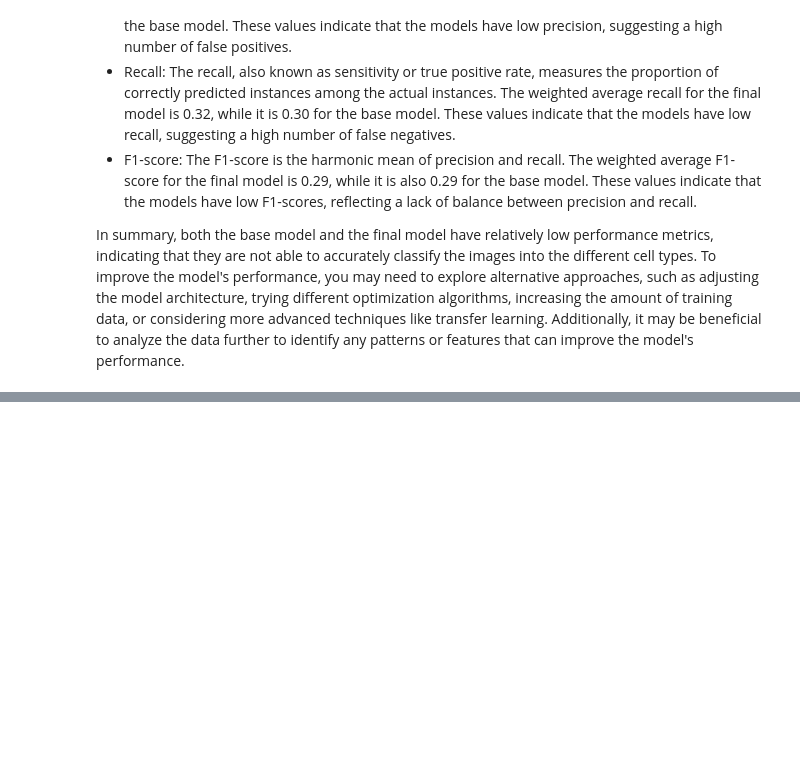
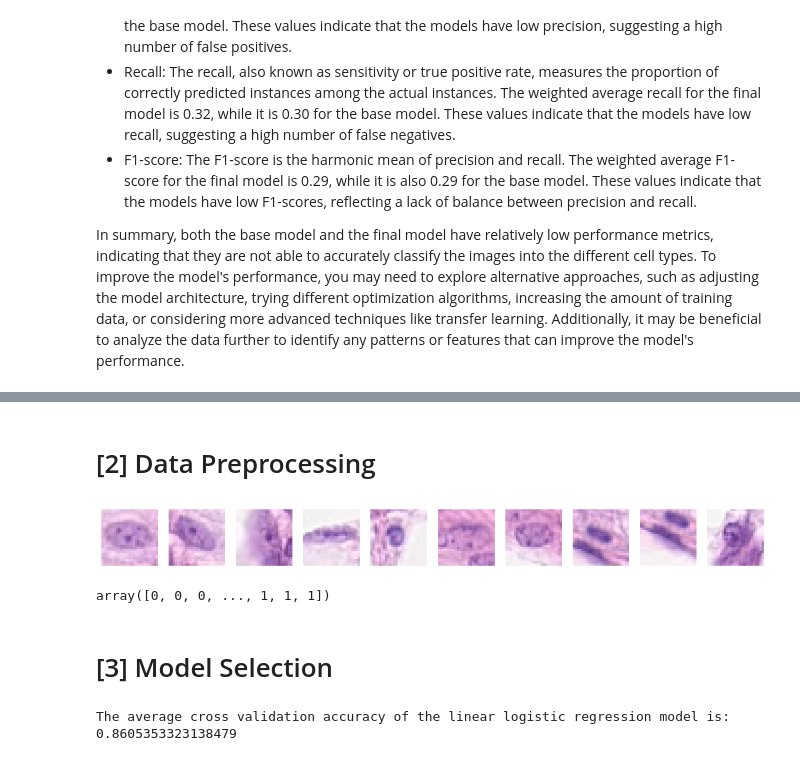
Before and after one commit to AmiruC/Machine-Learning-Cancer-Classification-Model, a Jupyter notebook: notebooks/notebook.ipynb, the cells around one changed output, grey strips where cells are left out. Cells and saved outputs as stored; diff of their text form; code cells hidden in the pictures; blank space fills up the shorter version.

```diff
--- a/notebooks/notebook.ipynb
+++ b/notebooks/notebook.ipynb
@@ -608,0 +641,51 @@ In summary, both the base model and the final model have relatively low performa
+# %% [markdown]
+# [2] Data Preprocessing
+# %%
+# Import image data / feature creation
+
+from PIL import Image
+from numpy.random import default_rng
+
+# Small dataset for development
+# imageCount = 400
+# np.random_choice uses replacement while default_rng doesnt so the example batch gives no errors
+# rng = default_rng()
+# imageNames = df.loc[rng.choice(df.shape[0], size=imageCount, replace=False), 'ImageName']
+
+# Full dataset for production
+imageNames = df['ImageName']
+
+location = './data/patch_images/'
+imageArrays = []
+
+for filename in imageNames:
+    # Import image as an 3d array
+    image = np.asarray(Image.open(location + filename))
+    imageArrays.append(image)
+
+# Show first ten images for proof
+plt.figure(figsize=(16,4))
+for i, image in enumerate(imageArrays[:10]):
+    plt.subplot(1,10,i+1)
+    plt.imshow(image)
+    plt.axis('off')
+
+images = np.array(imageArrays)
+images = images.reshape(len(images), 27*27*3)
+
+plt.show()
+# %% [output]
+[figure, added]
+# %%
+# Extract labels for all images (only separate for development purposes)
+
+# Use for development
+# target = df.loc[df['ImageName'].isin(imageNames)]
+# target = np.array(target['isCancerous'])
+
+# Use for release
+target = np.array(df['isCancerous'])
+
+target
+# %% [output]
+array([0, 0, 0, ..., 1, 1, 1])
@@ -608,0 +699,21 @@ In summary, both the base model and the final model have relatively low performa
+# %% [markdown]
+# [3] Model Selection
+# %%
+# Fit a basic linear logistic regression model
+
+from sklearn.pipeline import make_pipeline
+from sklearn.linear_model import LogisticRegression
+from warnings import simplefilter
+from sklearn.exceptions import ConvergenceWarning
+from sklearn.preprocessing import MinMaxScaler
+from sklearn.model_selection import cross_validate
+
+# Suppress convergence warning outputs
+simplefilter('ignore', ConvergenceWarning)
+
+# It is advised that stochastic gradient solvers are more efficient with large, high dimension datasets
+linear = make_pipeline(MinMaxScaler(), LogisticRegression(solver='saga'))
+linear_scores = cross_validate(linear, X_train, y_train, scoring='accuracy', cv=3)
+print(f"The average cross validation accuracy of the linear logistic regression model is: {linear_scores['test_score'].mean()}")
+# %% [output]
+The average cross validation accuracy of the linear logistic regression model is: 0.8605353323138479
```
Also changed, not shown: parts of 11 cells of this notebook.
